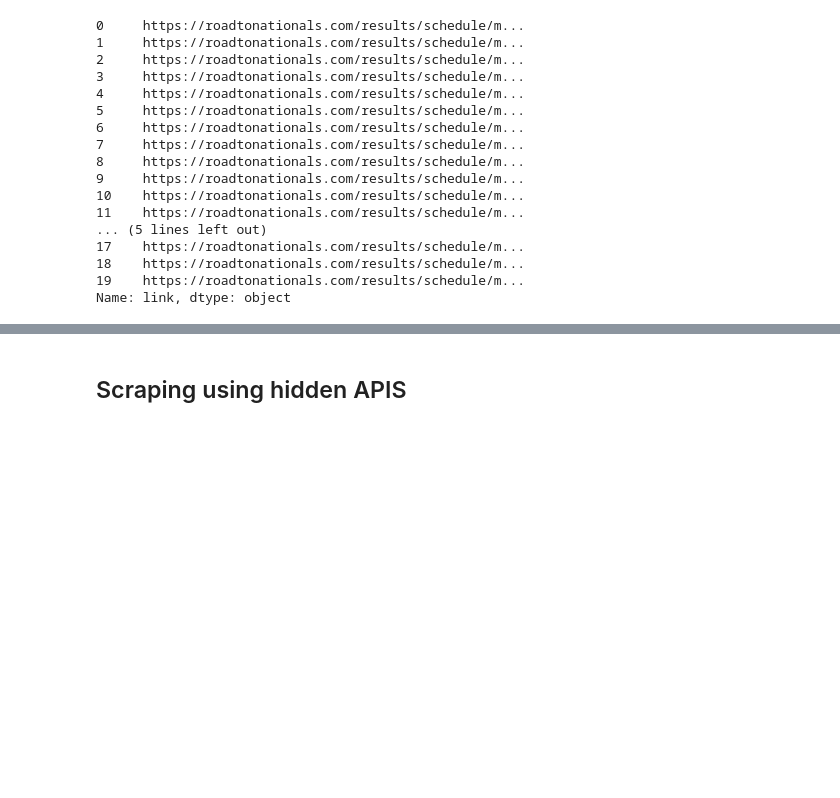
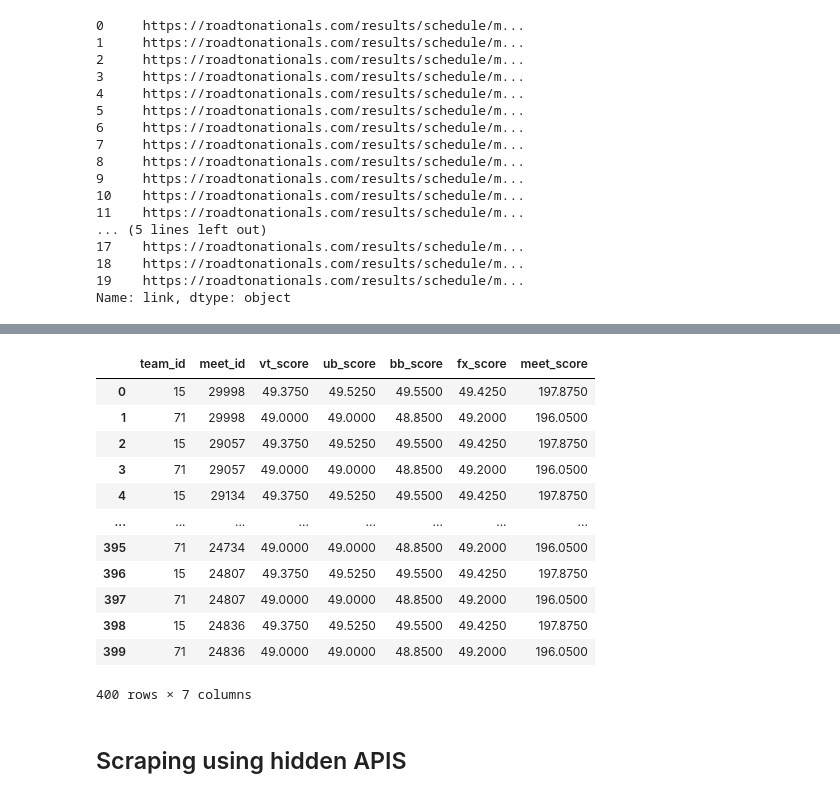
Before and after one commit to LSE-ME204/me204-2024-project-jesatuts2, a Jupyter notebook: Notebooks/NB01-Data-Collection.ipynb, the cells around one changed output, grey strips where cells are left out. Cells and saved outputs as stored; diff of their text form; code cells hidden in the pictures; blank space fills up the shorter version.

```diff
--- a/Notebooks/NB01-Data-Collection.ipynb
+++ b/Notebooks/NB01-Data-Collection.ipynb
@@ -286,3 +537,19 @@ team_results_df = pd.DataFrame({'team_id': team_ids, 'meet_id': team_meet_ids, '
+# %%
+team_results_df
+# %% [output]
+|  | team_id | meet_id | vt_score | ub_score | bb_score | fx_score | meet_score |
+| 0 | 15 | 29998 | 49.3750 | 49.5250 | 49.5500 | 49.4250 | 197.8750 |
+| 1 | 71 | 29998 | 49.0000 | 49.0000 | 48.8500 | 49.2000 | 196.0500 |
+| 2 | 15 | 29057 | 49.3750 | 49.5250 | 49.5500 | 49.4250 | 197.8750 |
+| 3 | 71 | 29057 | 49.0000 | 49.0000 | 48.8500 | 49.2000 | 196.0500 |
+| 4 | 15 | 29134 | 49.3750 | 49.5250 | 49.5500 | 49.4250 | 197.8750 |
+| ... | ... | ... | ... | ... | ... | ... | ... |
+| 395 | 71 | 24734 | 49.0000 | 49.0000 | 48.8500 | 49.2000 | 196.0500 |
+| 396 | 15 | 24807 | 49.3750 | 49.5250 | 49.5500 | 49.4250 | 197.8750 |
+| 397 | 71 | 24807 | 49.0000 | 49.0000 | 48.8500 | 49.2000 | 196.0500 |
+| 398 | 15 | 24836 | 49.3750 | 49.5250 | 49.5500 | 49.4250 | 197.8750 |
+| 399 | 71 | 24836 | 49.0000 | 49.0000 | 48.8500 | 49.2000 | 196.0500 |
+400 rows × 7 columns
 # %% [markdown]
 ## Scraping using hidden APIS
 # %%
```
Also changed, not shown: parts of 22 cells of this notebook.
